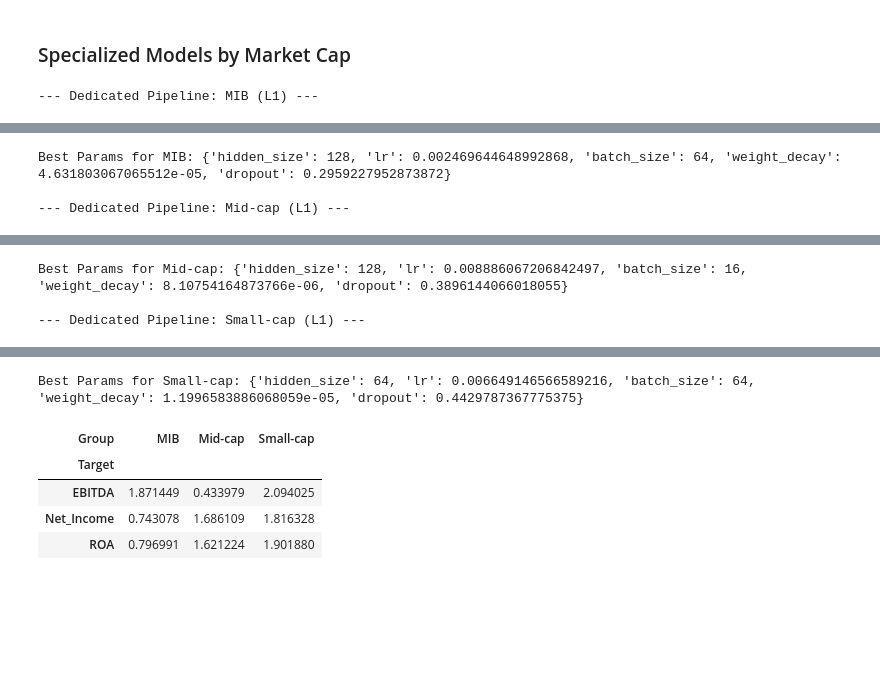
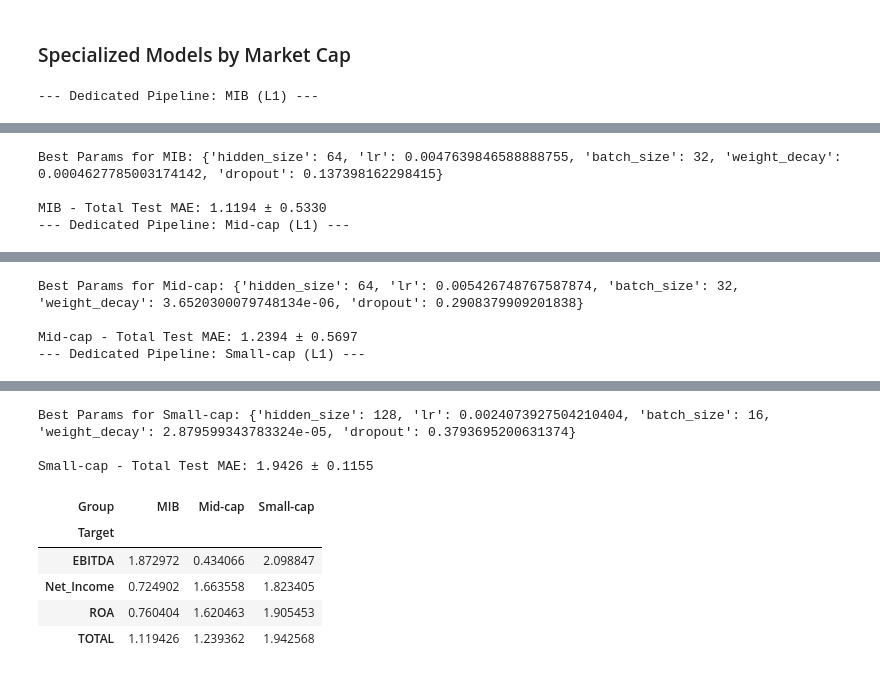
Before and after one commit to dvdbaggio/Mixed-Frequency-Forecasting, a Jupyter notebook: Model/lstm_shallow_v2.ipynb, the cells around one changed output, grey strips where cells are left out. Drawn from its saved outputs; the diff is of its cells as text; code cells hidden in the pictures; blank space fills up the shorter version.

Commit message:
best mae models trained on market caps

```diff
--- a/Model/lstm_shallow_v2.ipynb
+++ b/Model/lstm_shallow_v2.ipynb
@@ -1114,16 +1116,39 @@ def run_dedicated_pipeline(group_name, tickers, loss_type='l1'):
             for target, val in res.items():
                 target_results[target].append(val)
 
-    group_stats = []
+        group_stats = []
+
+    # MAE per target
     for target in PREDICTION_TARGETS:
         avg_mae = np.mean(target_results[target])
         std_mae = np.std(target_results[target])
+
         group_stats.append({
             "Group": group_name,
             "Target": target,
             "Dedicated Test MAE": avg_mae,
             "Dedicated Deviation": std_mae
         })
+
+    total_mae = np.mean([
+        np.mean(target_results[target])
+        for target in PREDICTION_TARGETS
+    ])
+
+    total_std = np.std([
+        np.mean(target_results[target])
+        for target in PREDICTION_TARGETS
+    ])
+
+    print(f"{group_name} - Total Test MAE: {total_mae:.4f} ± {total_std:.4f}")
+
+    group_stats.append({
+        "Group": group_name,
+        "Target": "TOTAL",
+        "Dedicated Test MAE": total_mae,
+        "Dedicated Deviation": total_std
+    })
+
     return group_stats
 
 dedicated_all_stats = []
@@ -1156,3 +1181,4 @@ display(df_dedicated.pivot(index='Target', columns='Group', values='Dedicated Te
-Best Params for MIB: {'hidden_size': 128, 'lr': 0.002469644648992868, 'batch_size': 64, 'weight_decay': 4.631803067065512e-05, 'dropout': 0.2959227952873872}
+Best Params for MIB: {'hidden_size': 64, 'lr': 0.0047639846588888755, 'batch_size': 32, 'weight_decay': 0.0004627785003174142, 'dropout': 0.137398162298415}
 
+MIB - Total Test MAE: 1.1194 ± 0.5330
 --- Dedicated Pipeline: Mid-cap (L1) ---
@@ -1176,3 +1202,4 @@ Best Params for MIB: {'hidden_size': 128, 'lr': 0.002469644648992868, 'batch_siz
-Best Params for Mid-cap: {'hidden_size': 128, 'lr': 0.008886067206842497, 'batch_size': 16, 'weight_decay': 8.10754164873766e-06, 'dropout': 0.3896144066018055}
+Best Params for Mid-cap: {'hidden_size': 64, 'lr': 0.005426748767587874, 'batch_size': 32, 'weight_decay': 3.6520300079748134e-06, 'dropout': 0.2908379909201838}
 
+Mid-cap - Total Test MAE: 1.2394 ± 0.5697
 --- Dedicated Pipeline: Small-cap (L1) ---
@@ -1196,6 +1223,9 @@ Best Params for Mid-cap: {'hidden_size': 128, 'lr': 0.008886067206842497, 'batch
-Best Params for Small-cap: {'hidden_size': 64, 'lr': 0.006649146566589216, 'batch_size': 64, 'weight_decay': 1.1996583886068059e-05, 'dropout': 0.4429787367775375}
+Best Params for Small-cap: {'hidden_size': 128, 'lr': 0.0024073927504210404, 'batch_size': 16, 'weight_decay': 2.879599343783324e-05, 'dropout': 0.3793695200631374}
+
+Small-cap - Total Test MAE: 1.9426 ± 0.1155
 | Group | MIB | Mid-cap | Small-cap |
 | Target |  |  |  |
-| EBITDA | 1.871449 | 0.433979 | 2.094025 |
-| Net_Income | 0.743078 | 1.686109 | 1.816328 |
-| ROA | 0.796991 | 1.621224 | 1.901880 |
+| EBITDA | 1.872972 | 0.434066 | 2.098847 |
+| Net_Income | 0.724902 | 1.663558 | 1.823405 |
+| ROA | 0.760404 | 1.620463 | 1.905453 |
+| TOTAL | 1.119426 | 1.239362 | 1.942568 |
```
Also changed, not shown: parts of 7 cells of this notebook, 1 other file.
